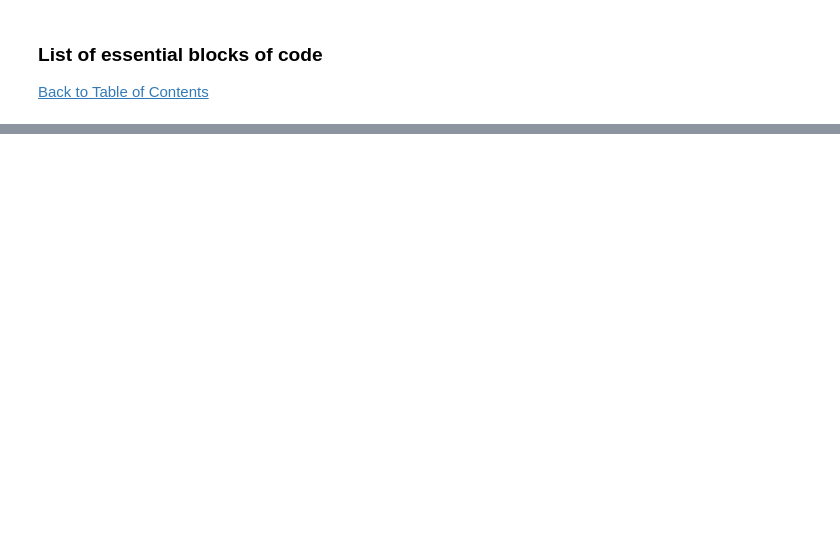
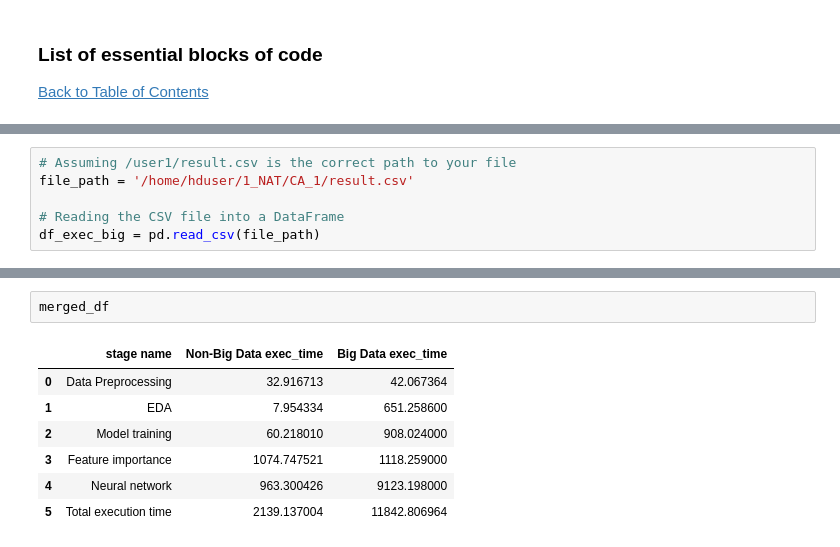
Before and after one commit to Natidhcp/MSC_DA_sem2_CA1, a Jupyter notebook: MSc_DA_CA1(No_BigData).ipynb, the cells around one changed output, grey strips where cells are left out. Drawn from its saved outputs; the diff is of its cells as text; blank space fills up the shorter version.

```diff
--- a/MSc_DA_CA1(No_BigData).ipynb
+++ b/MSc_DA_CA1(No_BigData).ipynb
@@ -779,0 +849,6 @@ instruction_execution_df
+# %%
+# Assuming /user1/result.csv is the correct path to your file
+file_path = '/home/hduser/1_NAT/CA_1/result.csv'
+
+# Reading the CSV file into a DataFrame
+df_exec_big = pd.read_csv(file_path)
@@ -779,0 +883,10 @@ instruction_execution_df
+# %%
+merged_df
+# %% [output]
+|  | stage name | Non-Big Data exec_time | Big Data exec_time |
+| 0 | Data Preprocessing | 32.916713 | 42.067364 |
+| 1 | EDA | 7.954334 | 651.258600 |
+| 2 | Model training | 60.218010 | 908.024000 |
+| 3 | Feature importance | 1074.747521 | 1118.259000 |
+| 4 | Neural network | 963.300426 | 9123.198000 |
+| 5 | Total execution time | 2139.137004 | 11842.806964 |
```
Also changed, not shown: parts of 31 cells of this notebook, 1 other file.
